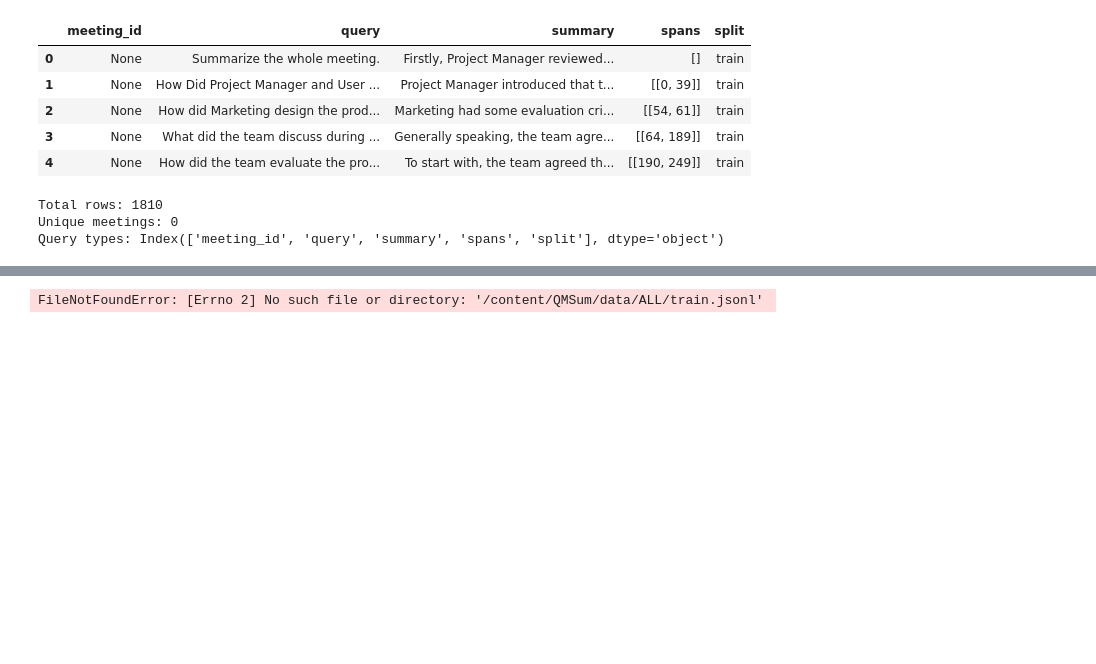
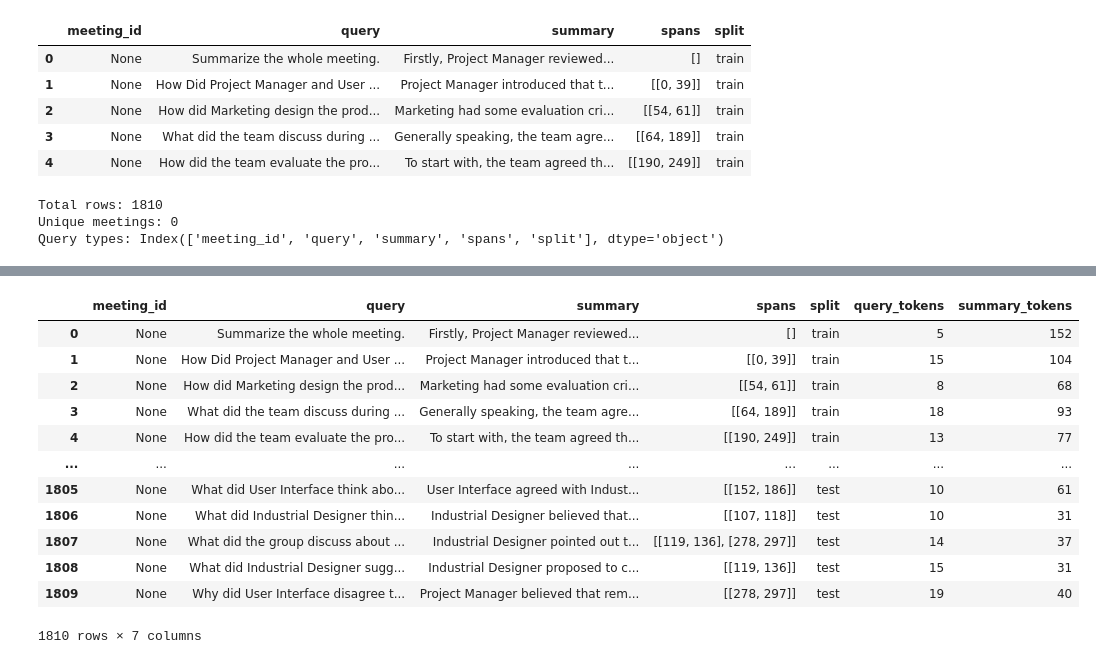
Before and after one commit to bjulve-ischool/DS266-ugarcia-bjulve, a Jupyter notebook: QFS_Datasets.ipynb, the cells around one changed output, grey strips where cells are left out. Saved outputs shown, nothing was run; the diff lists cells and outputs as text; code cells hidden in the pictures; blank space fills up the shorter version.

```diff
--- a/QFS_Datasets.ipynb
+++ b/QFS_Datasets.ipynb
@@ -110,4 +107,16 @@ def load_qmsum(path):
-# %%
-qmsum_df = load_qmsum('/content/QMSum/data/ALL/train.jsonl')
-# %% [output]
-FileNotFoundError: [Errno 2] No such file or directory: '/content/QMSum/data/ALL/train.jsonl'
+# %%
+qmsum_df
+# %% [output]
+|  | meeting_id | query | summary | spans | split | query_tokens | summary_tokens |
+| 0 | None | Summarize the whole meeting. | Firstly, Project Manager reviewed... | [] | train | 5 | 152 |
+| 1 | None | How Did Project Manager and User ... | Project Manager introduced that t... | [[0, 39]] | train | 15 | 104 |
+| 2 | None | How did Marketing design the prod... | Marketing had some evaluation cri... | [[54, 61]] | train | 8 | 68 |
+| 3 | None | What did the team discuss during ... | Generally speaking, the team agre... | [[64, 189]] | train | 18 | 93 |
+| 4 | None | How did the team evaluate the pro... | To start with, the team agreed th... | [[190, 249]] | train | 13 | 77 |
+| ... | ... | ... | ... | ... | ... | ... | ... |
+| 1805 | None | What did User Interface think abo... | User Interface agreed with Indust... | [[152, 186]] | test | 10 | 61 |
+| 1806 | None | What did Industrial Designer thin... | Industrial Designer believed that... | [[107, 118]] | test | 10 | 31 |
+| 1807 | None | What did the group discuss about ... | Industrial Designer pointed out t... | [[119, 136], [278, 297]] | test | 14 | 37 |
+| 1808 | None | What did Industrial Designer sugg... | Industrial Designer proposed to c... | [[119, 136]] | test | 15 | 31 |
+| 1809 | None | Why did User Interface disagree t... | Project Manager believed that rem... | [[278, 297]] | test | 19 | 40 |
+1810 rows × 7 columns
```
Also changed, not shown: parts of 20 cells of this notebook.
